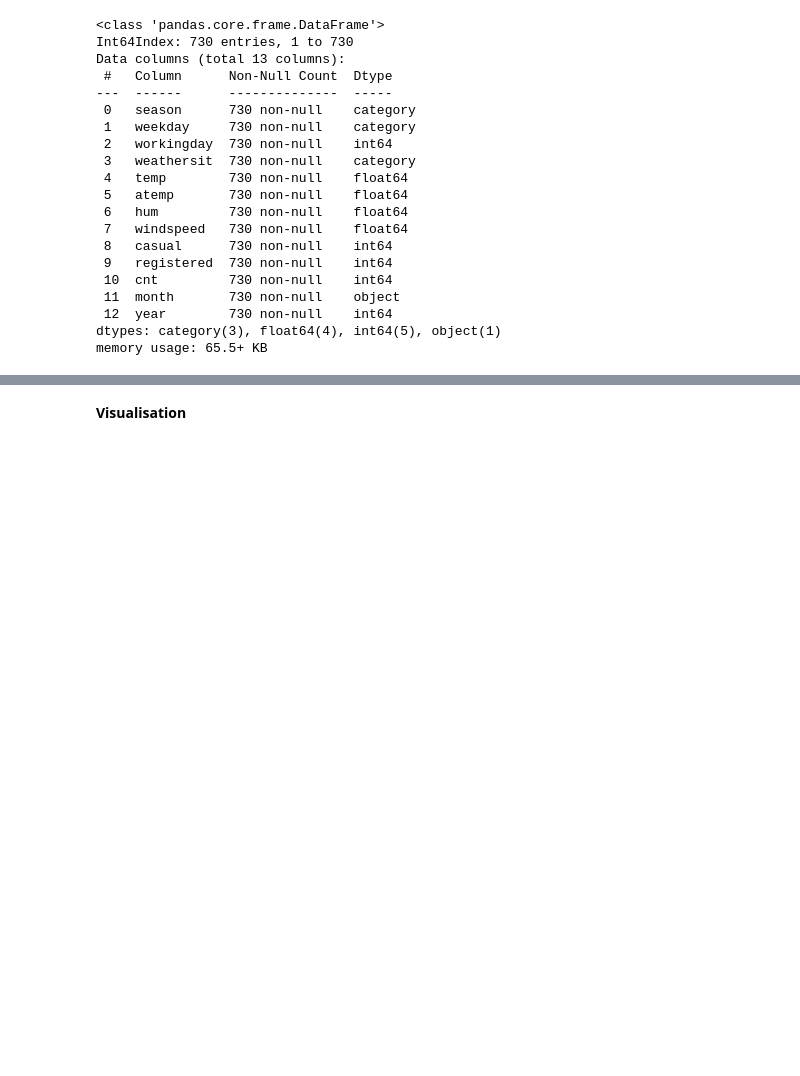
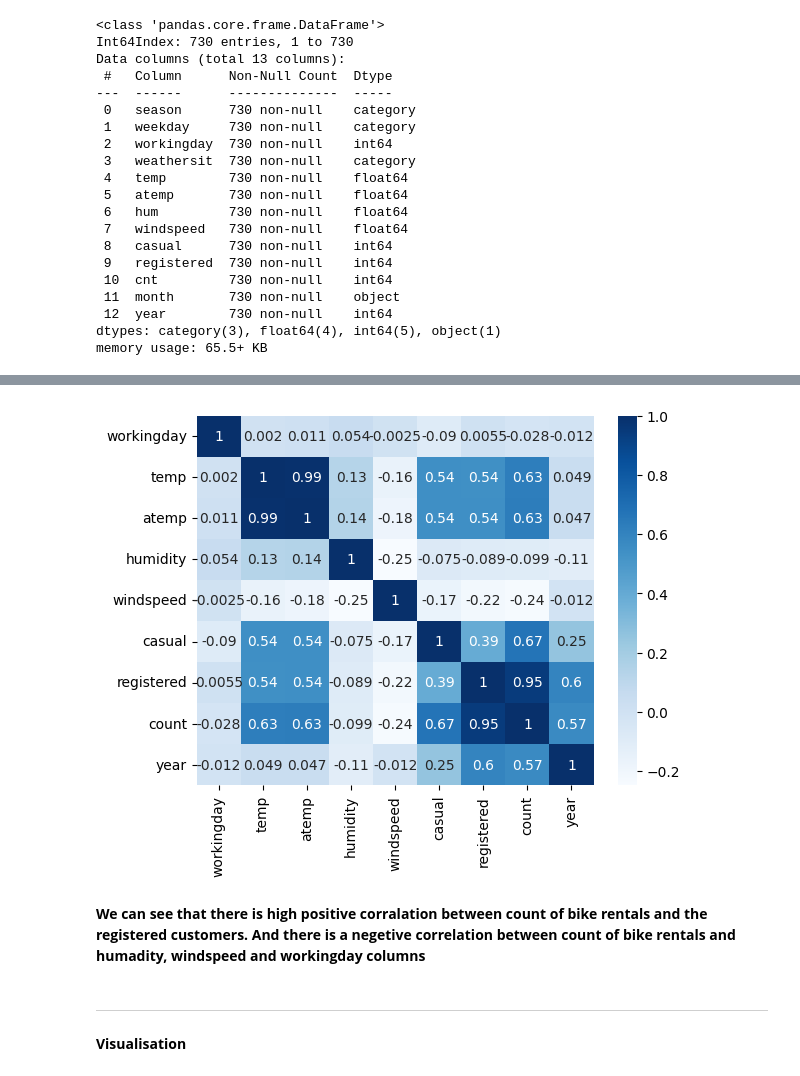
Before and after one commit to DSKumar06/DataScienceProject1, a Jupyter notebook: Bike_Sharing_Analysis_using_Linear_Reggression.ipynb, the cells around one changed output, grey strips where cells are left out. Drawn from its saved outputs; the diff is of its cells as text; code cells hidden in the pictures; blank space fills up the shorter version.

```diff
--- a/Bike_Sharing_Analysis_using_Linear_Reggression.ipynb
+++ b/Bike_Sharing_Analysis_using_Linear_Reggression.ipynb
@@ -217,0 +248,2 @@ day.weathersit=day.weathersit.map({1:"Clear",2:"Mist",3:"Light Snow",4:"Rainfall
+# %%
+day.rename(columns={'hum':'humidity','cnt':'count'},inplace=True)
@@ -218,2 +282,11 @@ day.weathersit=day.weathersit.map({1:"Clear",2:"Mist",3:"Light Snow",4:"Rainfall
+# %%
+sns.heatmap(day.corr(),annot=True,cmap='Blues')
+plt.show()
+# %% [output]
+[figure, added]
+# %% [markdown]
+**We can see that there is high positive corralation between count of bike rentals and the registered customers. And there is a negetive correlation between count of bike rentals and humadity, windspeed and workingday columns**
+# %% [markdown]
+-------------------------------
 # %% [markdown]
 **Visualisation**
```
Also changed, not shown: parts of 34 cells of this notebook.
